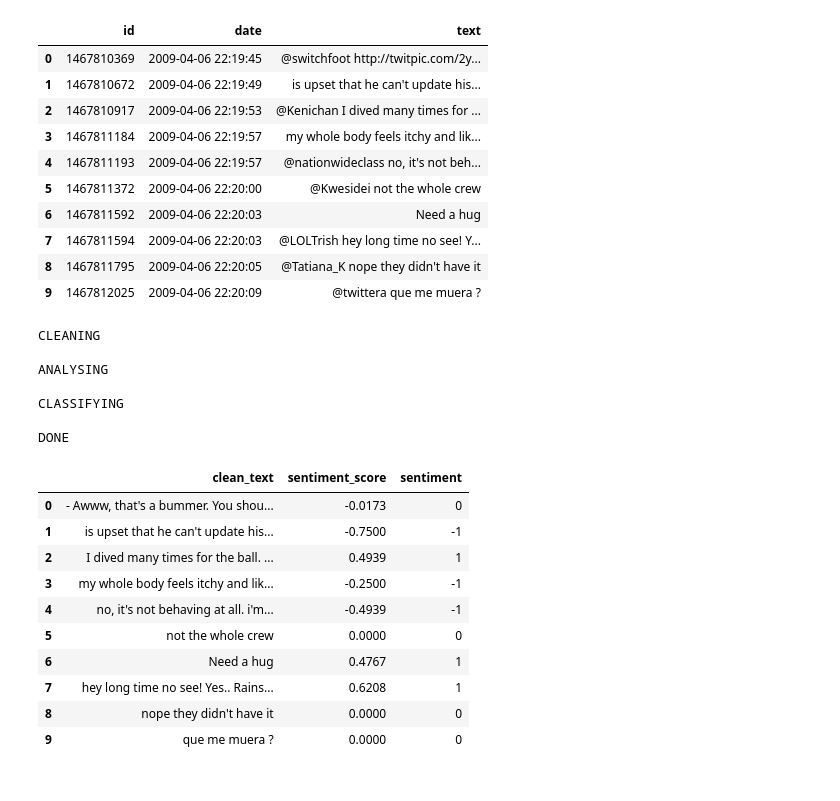
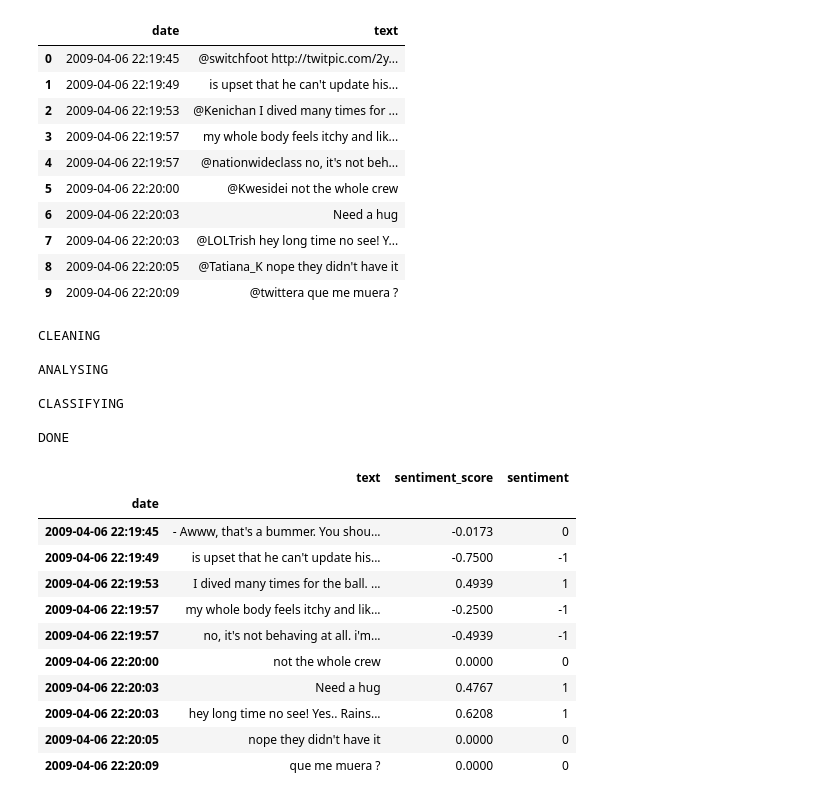
Before and after one commit to rafaeljcdarce/applied-data-science, a Jupyter notebook: example.ipynb, the cells around one changed output. Saved outputs shown, nothing was run; the diff lists cells and outputs as text; code cells hidden in the pictures.

Commit message:
time series generator and configuration for pipeline cleaning

```diff
--- a/example.ipynb
+++ b/example.ipynb
@@ -4,27 +8,30 @@ from applied_data_science.sentiment_pipeline import SentimentPipeline
 # %%
+# 2. Load your tweets into a Pandas DataFrame, must have at least two columns: text (type string) and date (type datetime)
 df = pd.read_csv('data.csv', encoding = 'latin', header=None) # load example data
 df.columns = ['sentiment', 'id', 'date', 'query', 'user_id', 'text'] # set column names
-df = df.drop(['query', 'user_id', 'sentiment'], axis=1) # drop extra columns
+df = df.drop(['query', 'user_id', 'sentiment', 'id'], axis=1) # drop extra columns
 df['date'] = pd.to_datetime(df['date'], format="%a %b %d %H:%M:%S PDT %Y") # parse dates e.g. Tue Jun 16 08:40:50 PDT 2009
 df.head(10)
 # %% [output]
-|  | id | date | text |
-| 0 | 1467810369 | 2009-04-06 22:19:45 | @switchfoot http://twitpic.com/2y... |
-| 1 | 1467810672 | 2009-04-06 22:19:49 | is upset that he can't update his... |
-| 2 | 1467810917 | 2009-04-06 22:19:53 | @Kenichan I dived many times for ... |
-| 3 | 1467811184 | 2009-04-06 22:19:57 | my whole body feels itchy and lik... |
-| 4 | 1467811193 | 2009-04-06 22:19:57 | @nationwideclass no, it's not beh... |
-| 5 | 1467811372 | 2009-04-06 22:20:00 | @Kwesidei not the whole crew |
-| 6 | 1467811592 | 2009-04-06 22:20:03 | Need a hug |
-| 7 | 1467811594 | 2009-04-06 22:20:03 | @LOLTrish hey long time no see! Y... |
-| 8 | 1467811795 | 2009-04-06 22:20:05 | @Tatiana_K nope they didn't have it |
-| 9 | 1467812025 | 2009-04-06 22:20:09 | @twittera que me muera ? |
+|  | date | text |
+| 0 | 2009-04-06 22:19:45 | @switchfoot http://twitpic.com/2y... |
+| 1 | 2009-04-06 22:19:49 | is upset that he can't update his... |
+| 2 | 2009-04-06 22:19:53 | @Kenichan I dived many times for ... |
+| 3 | 2009-04-06 22:19:57 | my whole body feels itchy and lik... |
+| 4 | 2009-04-06 22:19:57 | @nationwideclass no, it's not beh... |
+| 5 | 2009-04-06 22:20:00 | @Kwesidei not the whole crew |
+| 6 | 2009-04-06 22:20:03 | Need a hug |
+| 7 | 2009-04-06 22:20:03 | @LOLTrish hey long time no see! Y... |
+| 8 | 2009-04-06 22:20:05 | @Tatiana_K nope they didn't have it |
+| 9 | 2009-04-06 22:20:09 | @twittera que me muera ? |
 # %%
+# 3. Process your tweets in the sentiment pipelien
 # set workers <= CPU cores, set chunksize based on dataset size (my data has 1.6 million tweets)
-# threshold reccommended by VADER docs, change labels if u want
-pipe = SentimentPipeline(workers=10, chunksize=100000, threshold=0.05, pos_label=1, neu_label=0, neg_label=-1)
-output = pipe(df['text'])
-output.head(10)
+# threshold reccommended by VADER docs, change default labels if you want
+# configure cleaning techniques (making text lower case, removing URLs, removing usernames, remove the # of a hashtag but keeping the text)
+pipe = SentimentPipeline(workers=10, chunksize=100000, make_lower=False, remove_url=True, remove_user=True, remove_hash=False, threshold=0.05, pos_label=1, neu_label=0, neg_label=-1)
+df = pipe(df)
+df.head(10) # note it is now indexed by time
 # %% [output]
 CLEANING
 
@@ -33,14 +40,15 @@ ANALYSING
 CLASSIFYING
 
 DONE
-|  | clean_text | sentiment_score | sentiment |
-| 0 | - Awww, that's a bummer. You shou... | -0.0173 | 0 |
-| 1 | is upset that he can't update his... | -0.7500 | -1 |
-| 2 | I dived many times for the ball. ... | 0.4939 | 1 |
-| 3 | my whole body feels itchy and lik... | -0.2500 | -1 |
-| 4 | no, it's not behaving at all. i'm... | -0.4939 | -1 |
-| 5 | not the whole crew | 0.0000 | 0 |
-| 6 | Need a hug | 0.4767 | 1 |
-| 7 | hey long time no see! Yes.. Rains... | 0.6208 | 1 |
-| 8 | nope they didn't have it | 0.0000 | 0 |
-| 9 | que me muera ? | 0.0000 | 0 |
+|  | text | sentiment_score | sentiment |
+| date |  |  |  |
+| 2009-04-06 22:19:45 | - Awww, that's a bummer. You shou... | -0.0173 | 0 |
+| 2009-04-06 22:19:49 | is upset that he can't update his... | -0.7500 | -1 |
+| 2009-04-06 22:19:53 | I dived many times for the ball. ... | 0.4939 | 1 |
+| 2009-04-06 22:19:57 | my whole body feels itchy and lik... | -0.2500 | -1 |
+| 2009-04-06 22:19:57 | no, it's not behaving at all. i'm... | -0.4939 | -1 |
+| 2009-04-06 22:20:00 | not the whole crew | 0.0000 | 0 |
+| 2009-04-06 22:20:03 | Need a hug | 0.4767 | 1 |
+| 2009-04-06 22:20:03 | hey long time no see! Yes.. Rains... | 0.6208 | 1 |
+| 2009-04-06 22:20:05 | nope they didn't have it | 0.0000 | 0 |
+| 2009-04-06 22:20:09 | que me muera ? | 0.0000 | 0 |
```
Also changed, not shown: parts of 6 cells of this notebook, 4 other files.
